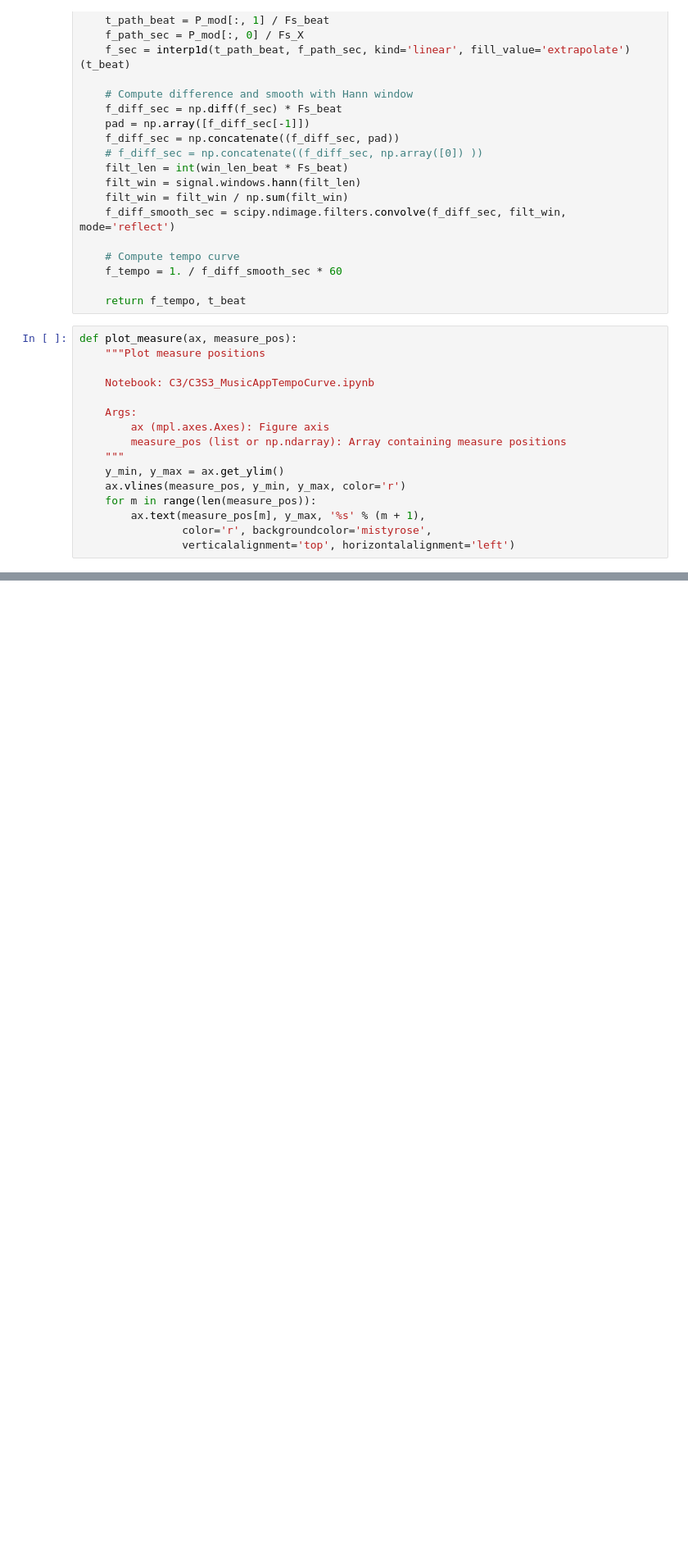
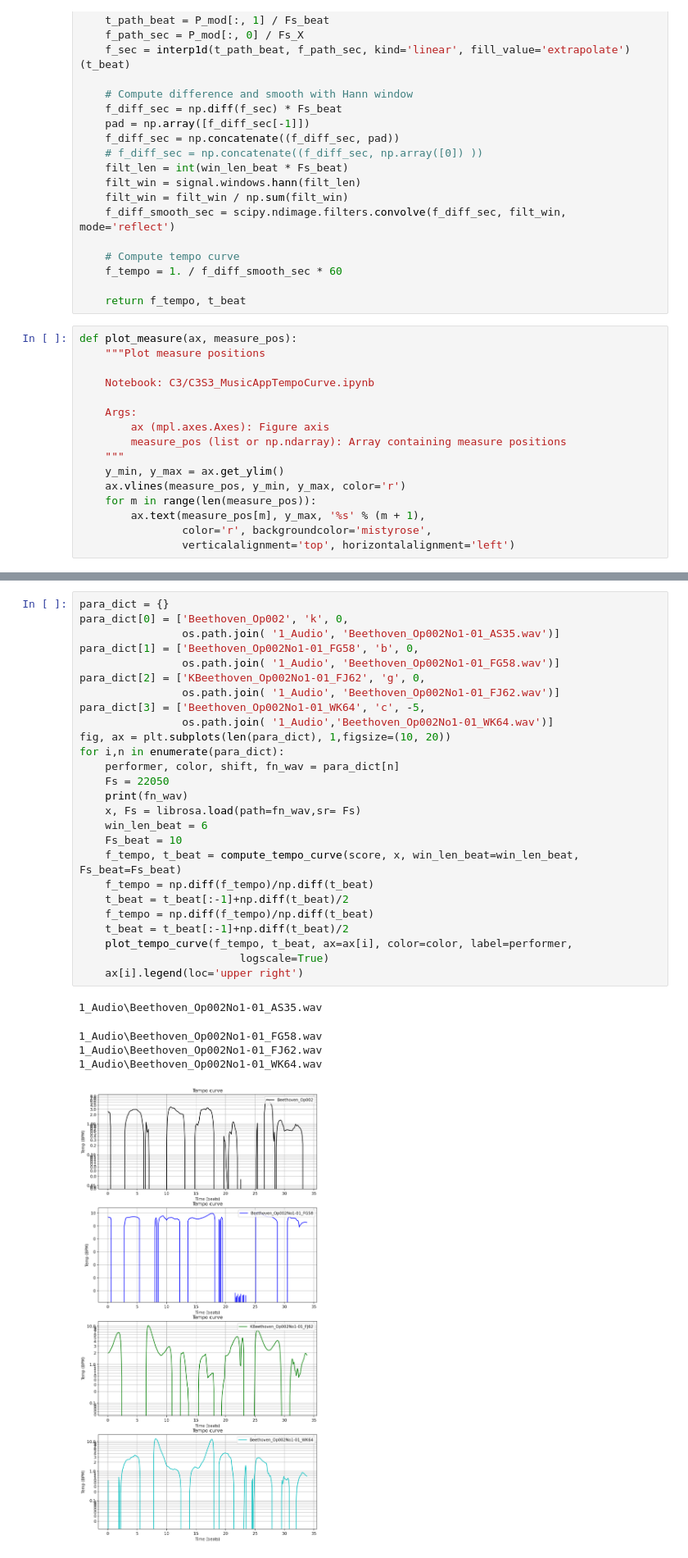
Before and after one commit to behroozbc/project, a Jupyter notebook: project-1.ipynb, the cells around one changed output, grey strips where cells are left out. Shown at 82% size. Drawn from its saved outputs; the diff is of its cells as text; blank space fills up the shorter version.

```diff
--- a/project-1.ipynb
+++ b/project-1.ipynb
@@ -324,0 +336,32 @@ para_dict[3] = ['Colliard', 'c', -5,
+# %%
+para_dict = {}
+para_dict[0] = ['Beethoven_Op002', 'k', 0,
+                os.path.join( '1_Audio', 'Beethoven_Op002No1-01_AS35.wav')]
+para_dict[1] = ['Beethoven_Op002No1-01_FG58', 'b', 0,
+                os.path.join( '1_Audio', 'Beethoven_Op002No1-01_FG58.wav')]
+para_dict[2] = ['KBeethoven_Op002No1-01_FJ62', 'g', 0,
+                os.path.join( '1_Audio', 'Beethoven_Op002No1-01_FJ62.wav')]
+para_dict[3] = ['Beethoven_Op002No1-01_WK64', 'c', -5,
+                os.path.join( '1_Audio','Beethoven_Op002No1-01_WK64.wav')]
+fig, ax = plt.subplots(len(para_dict), 1,figsize=(10, 20))
+for i,n in enumerate(para_dict):
+    performer, color, shift, fn_wav = para_dict[n]
+    Fs = 22050
+    print(fn_wav)
+    x, Fs = librosa.load(path=fn_wav,sr= Fs)
+    win_len_beat = 6
+    Fs_beat = 10
+    f_tempo, t_beat = compute_tempo_curve(score, x, win_len_beat=win_len_beat, Fs_beat=Fs_beat)
+    f_tempo = np.diff(f_tempo)/np.diff(t_beat)
+    t_beat = t_beat[:-1]+np.diff(t_beat)/2
+    f_tempo = np.diff(f_tempo)/np.diff(t_beat)
+    t_beat = t_beat[:-1]+np.diff(t_beat)/2
+    plot_tempo_curve(f_tempo, t_beat, ax=ax[i], color=color, label=performer,
+                         logscale=True)
+    ax[i].legend(loc='upper right')
+# %% [output]
+1_Audio\Beethoven_Op002No1-01_AS35.wav
+1_Audio\Beethoven_Op002No1-01_FG58.wav
+1_Audio\Beethoven_Op002No1-01_FJ62.wav
+1_Audio\Beethoven_Op002No1-01_WK64.wav
+[figure, added]
```
Also changed, not shown: parts of 5 cells of this notebook.
